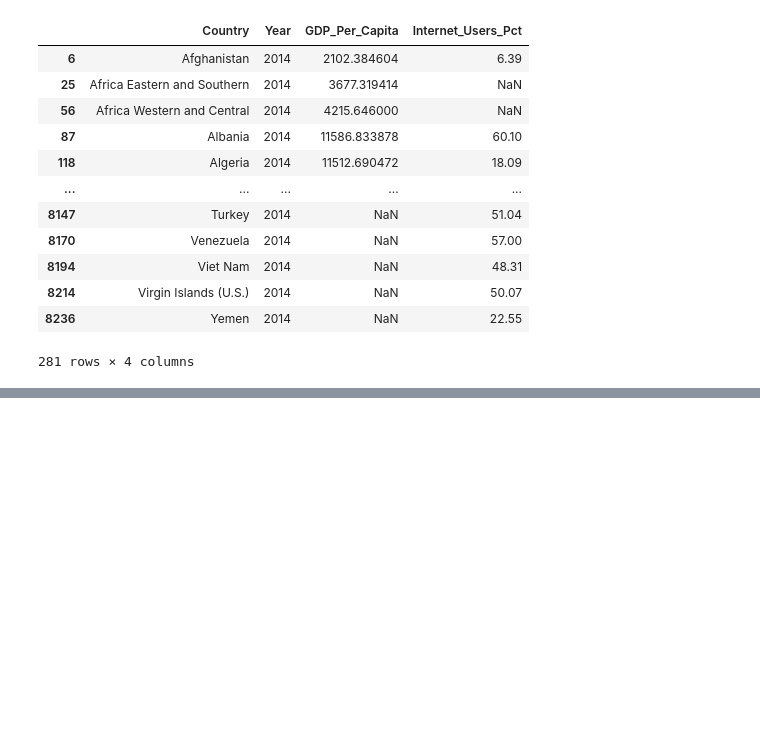
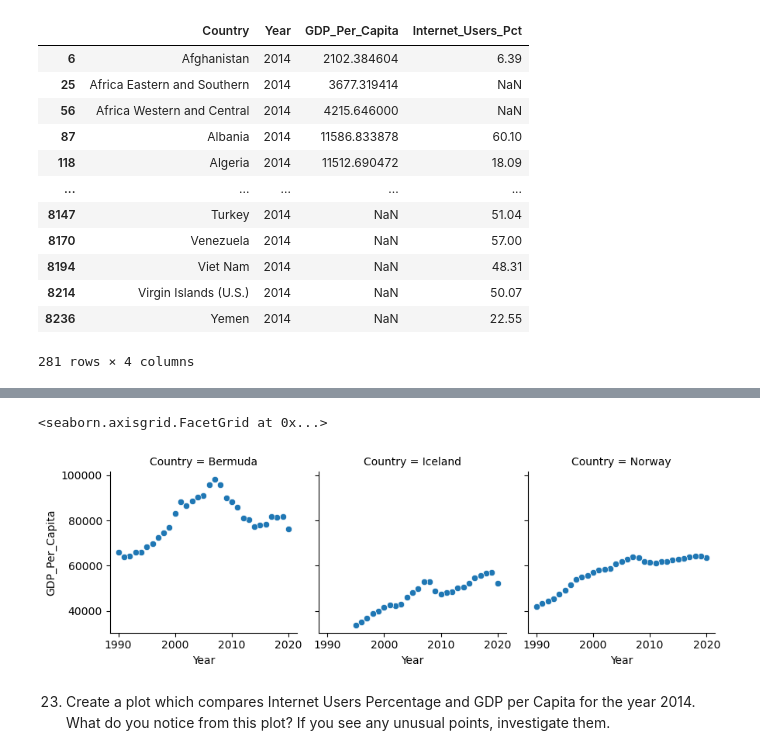
Before and after one commit to NSS-Full-Time-Data-Analytics-11/un-project-rileyhigg, a Jupyter notebook: notebooks/un_project.ipynb, the cells around one changed output, grey strips where cells are left out. Drawn from its saved outputs; the diff is of its cells as text; code cells hidden in the pictures; blank space fills up the shorter version.

```diff
--- a/notebooks/un_project.ipynb
+++ b/notebooks/un_project.ipynb
@@ -636,0 +737,6 @@ TypeError: unhashable type: 'list'
+# %%
+graph = sns.FacetGrid(top3interlimit, col='Country')
+graph.map(sns.scatterplot, 'Year', 'GDP_Per_Capita')
+# %% [output]
+<seaborn.axisgrid.FacetGrid at 0x...>
+[figure, added]
@@ -636,0 +745,2 @@ TypeError: unhashable type: 'list'
+# %% [markdown]
+23. Create a plot which compares Internet Users Percentage and GDP per Capita for the year 2014. What do you notice from this plot? If you see any unusual points, investigate them.
```
Also changed, not shown: parts of 18 cells of this notebook.
